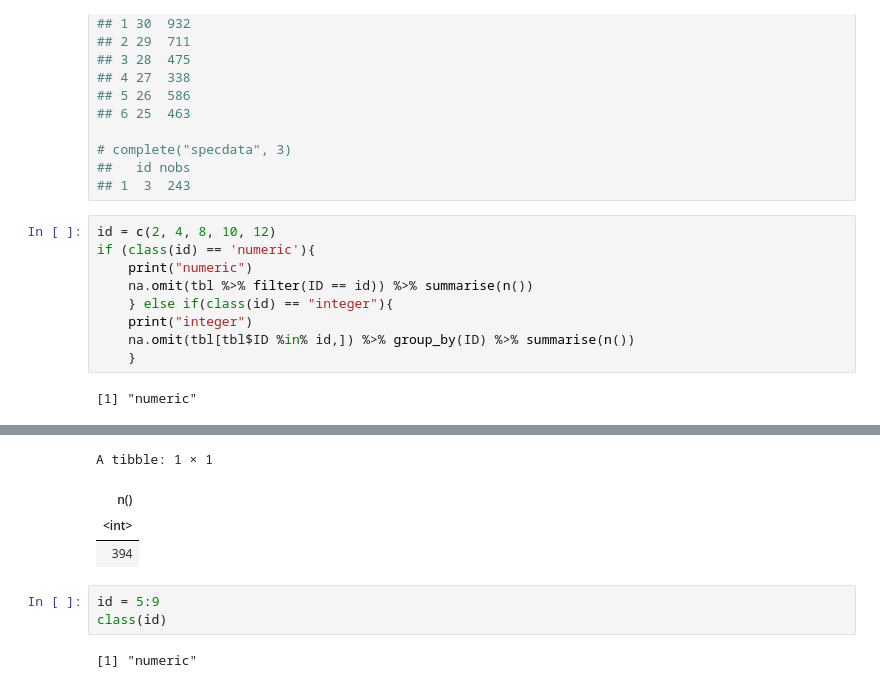
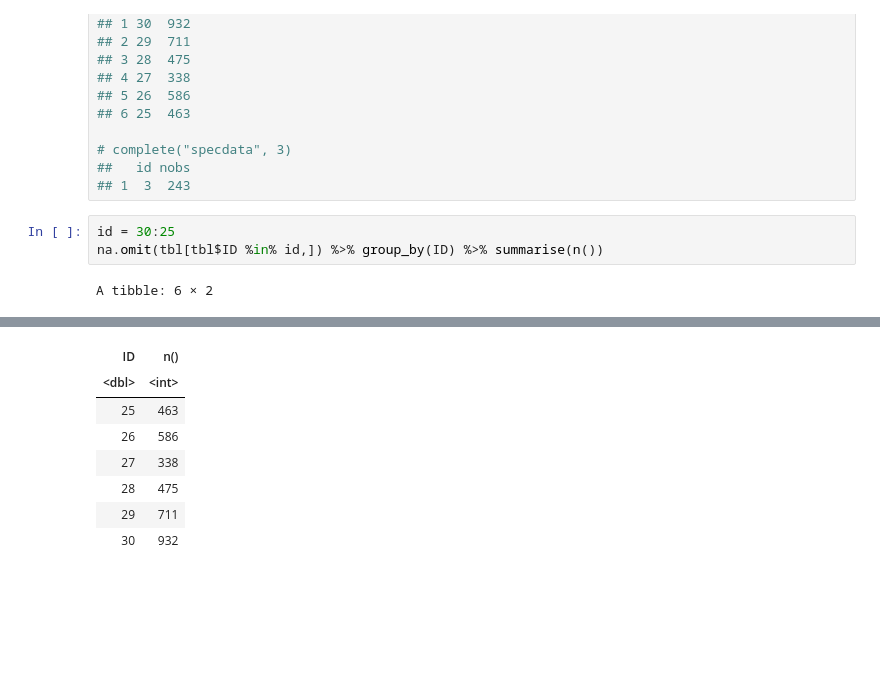
Before and after one commit to amirsaleem1990/Data-Science-specialization-Johns-Hopkins-University, a Jupyter notebook: Rprogramming/week-2/programming-assingment-1/Untitled.ipynb, the cells around one changed output, grey strips where cells are left out. Drawn from its saved outputs; the diff is of its cells as text; blank space fills up the shorter version.

```diff
--- a/Rprogramming/week-2/programming-assingment-1/Untitled.ipynb
+++ b/Rprogramming/week-2/programming-assingment-1/Untitled.ipynb
@@ -82,13 +82,7 @@ complete <- function(directory, id = 1:332){
 ##   id nobs
 ## 1  3  243
 # %%
-id = c(2, 4, 8, 10, 12)
-if (class(id) == 'numeric'){
-    print("numeric")
-    na.omit(tbl %>% filter(ID == id)) %>% summarise(n())
-    } else if(class(id) == "integer"){
-    print("integer")
-    na.omit(tbl[tbl$ID %in% id,]) %>% group_by(ID) %>% summarise(n())
-    }
+id = 30:25
+na.omit(tbl[tbl$ID %in% id,]) %>% group_by(ID) %>% summarise(n())
 # %% [output]
-[1] "numeric"
+A tibble: 6 × 2
@@ -97,11 +89,10 @@ Warning message in ID == id:
-A tibble: 1 × 1
-| n() |
-| <int> |
-| 394 |
+| ID | n() |
+| <dbl> | <int> |
+| 25 | 463 |
+| 26 | 586 |
+| 27 | 338 |
+| 28 | 475 |
+| 29 | 711 |
+| 30 | 932 |
-# %%
-id = 5:9
-class(id)
-# %% [output]
-[1] "numeric"
 # %%
 # %% [output]
```
Also changed, not shown: parts of 3 cells of this notebook.
